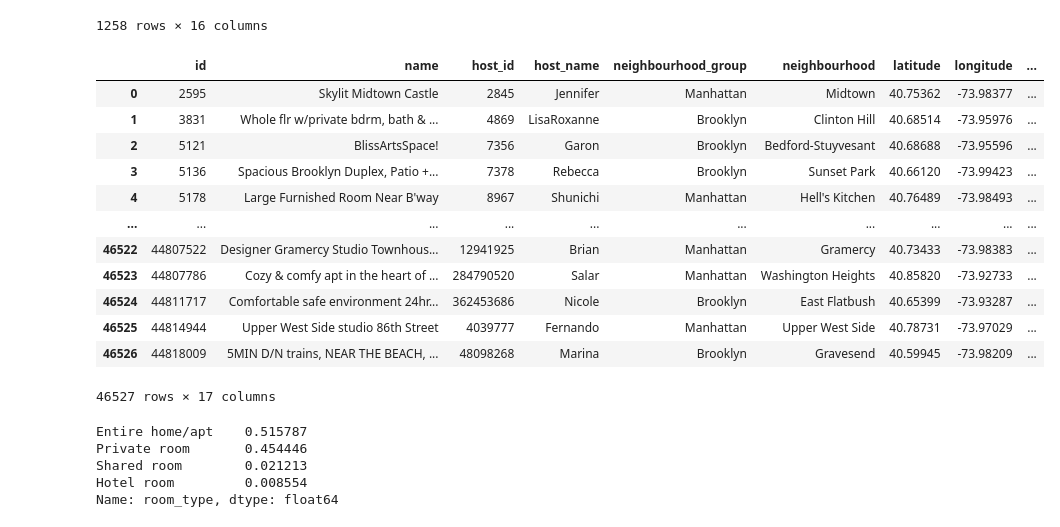
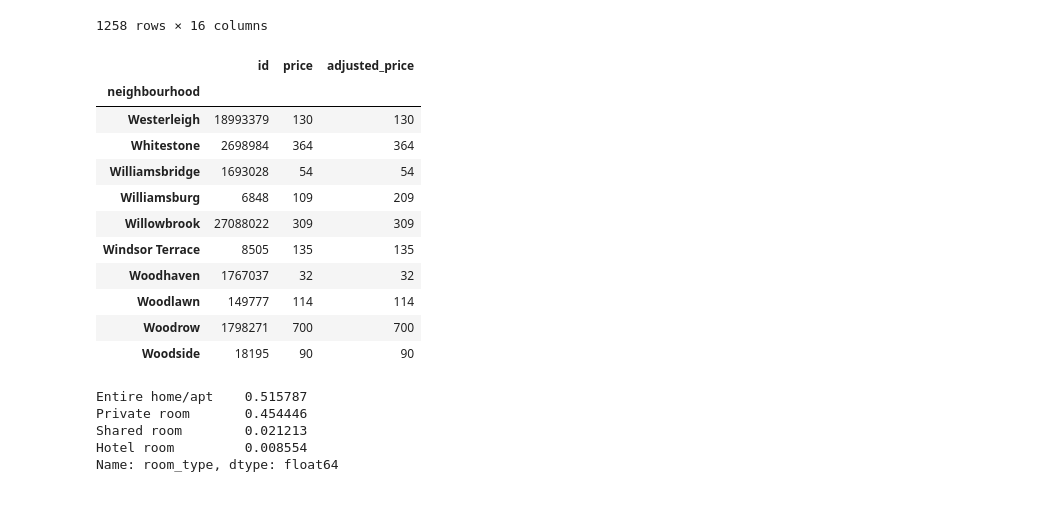
Before and after one commit to LiKenun/2021-fall-data-science, a Jupyter notebook: Week-01-Pandas/Exercise.ipynb, the cells around one changed output. Saved outputs shown, nothing was run; the diff lists cells and outputs as text; code cells hidden in the pictures.

Commit message:
Fixed a mistake in week 1 homework--$100 added indiscriminately to adjusted price column previously

```diff
--- a/Week-01-Pandas/Exercise.ipynb
+++ b/Week-01-Pandas/Exercise.ipynb
@@ -91,23 +91,24 @@ df_specifichosts
 # %%
 # 5. Create a new column called `adjusted_price` that has $100 added to every listing in Williamsburg.
 # The prices for all other listings should be the same as the were before.
 
-df['adjusted_price'] = df.price + 100
-df
+df['adjusted_price'] = np.where(df.neighbourhood == 'Williamsburg', df.price + 100, df.price)
+df[['id', 'neighbourhood', 'price', 'adjusted_price']].groupby('neighbourhood') \
+                                                      .first() \
+                                                      .tail(10) # Cut down on the amount of output just to show Williamsburg having an adjusted price.
 # %% [output]
-|  | id | name | host_id | host_name | neighbourhood_group | neighbourhood | latitude | longitude | ... |
-| 0 | 2595 | Skylit Midtown Castle | 2845 | Jennifer | Manhattan | Midtown | 40.75362 | -73.98377 | ... |
-| 1 | 3831 | Whole flr w/private bdrm, bath & ... | 4869 | LisaRoxanne | Brooklyn | Clinton Hill | 40.68514 | -73.95976 | ... |
-| 2 | 5121 | BlissArtsSpace! | 7356 | Garon | Brooklyn | Bedford-Stuyvesant | 40.68688 | -73.95596 | ... |
-| 3 | 5136 | Spacious Brooklyn Duplex, Patio +... | 7378 | Rebecca | Brooklyn | Sunset Park | 40.66120 | -73.99423 | ... |
-| 4 | 5178 | Large Furnished Room Near B'way | 8967 | Shunichi | Manhattan | Hell's Kitchen | 40.76489 | -73.98493 | ... |
-| ... | ... | ... | ... | ... | ... | ... | ... | ... | ... |
-| 46522 | 44807522 | Designer Gramercy Studio Townhous... | 12941925 | Brian | Manhattan | Gramercy | 40.73433 | -73.98383 | ... |
-| 46523 | 44807786 | Cozy & comfy apt in the heart of ... | 284790520 | Salar | Manhattan | Washington Heights | 40.85820 | -73.92733 | ... |
-| 46524 | 44811717 | Comfortable safe environment 24hr... | 362453686 | Nicole | Brooklyn | East Flatbush | 40.65399 | -73.93287 | ... |
-| 46525 | 44814944 | Upper West Side studio 86th Street | 4039777 | Fernando | Manhattan | Upper West Side | 40.78731 | -73.97029 | ... |
-| 46526 | 44818009 | 5MIN D/N trains, NEAR THE BEACH, ... | 48098268 | Marina | Brooklyn | Gravesend | 40.59945 | -73.98209 | ... |
+|  | id | price | adjusted_price |
+| neighbourhood |  |  |  |
+| Westerleigh | 18993379 | 130 | 130 |
+| Whitestone | 2698984 | 364 | 364 |
+| Williamsbridge | 1693028 | 54 | 54 |
+| Williamsburg | 6848 | 109 | 209 |
+| Willowbrook | 27088022 | 309 | 309 |
+| Windsor Terrace | 8505 | 135 | 135 |
+| Woodhaven | 1767037 | 32 | 32 |
+| Woodlawn | 149777 | 114 | 114 |
+| Woodrow | 1798271 | 700 | 700 |
+| Woodside | 18195 | 90 | 90 |
-46527 rows × 17 columns
 # %%
 # 6. What % of the rooms are private, and what % of the rooms are shared.
 
```
